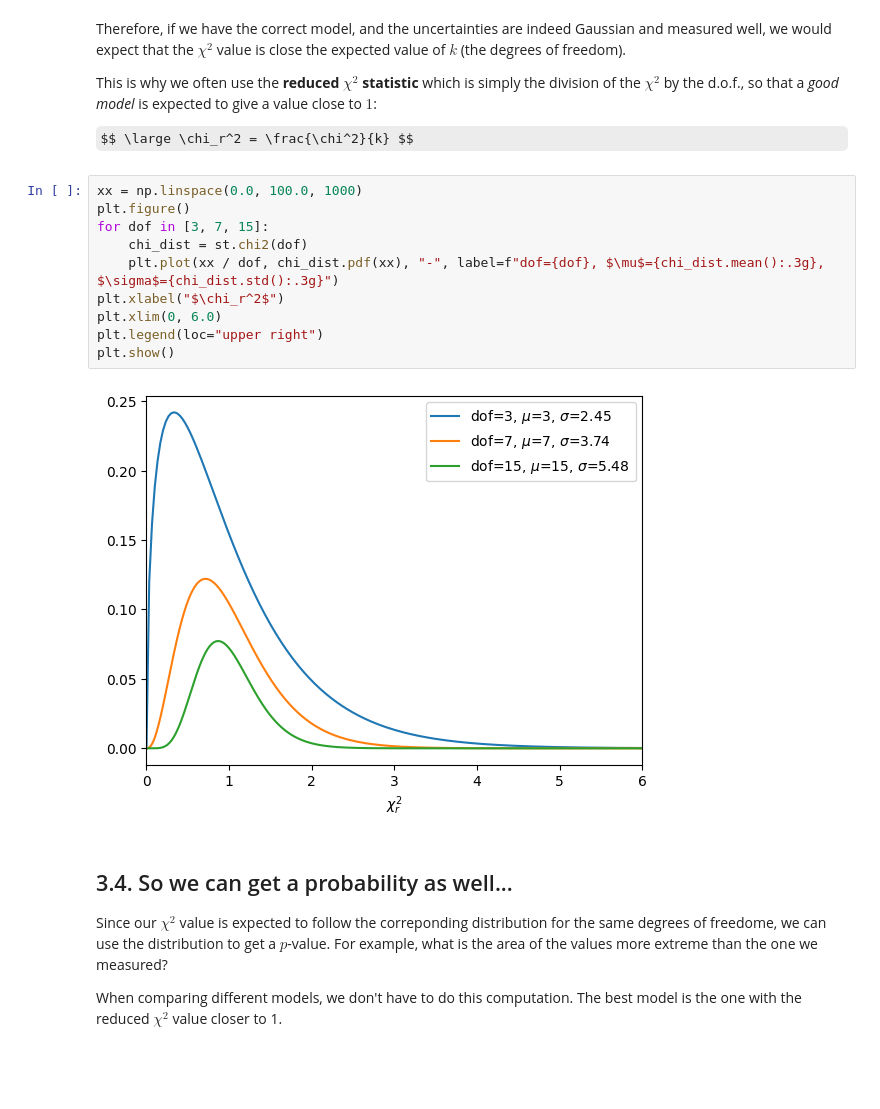
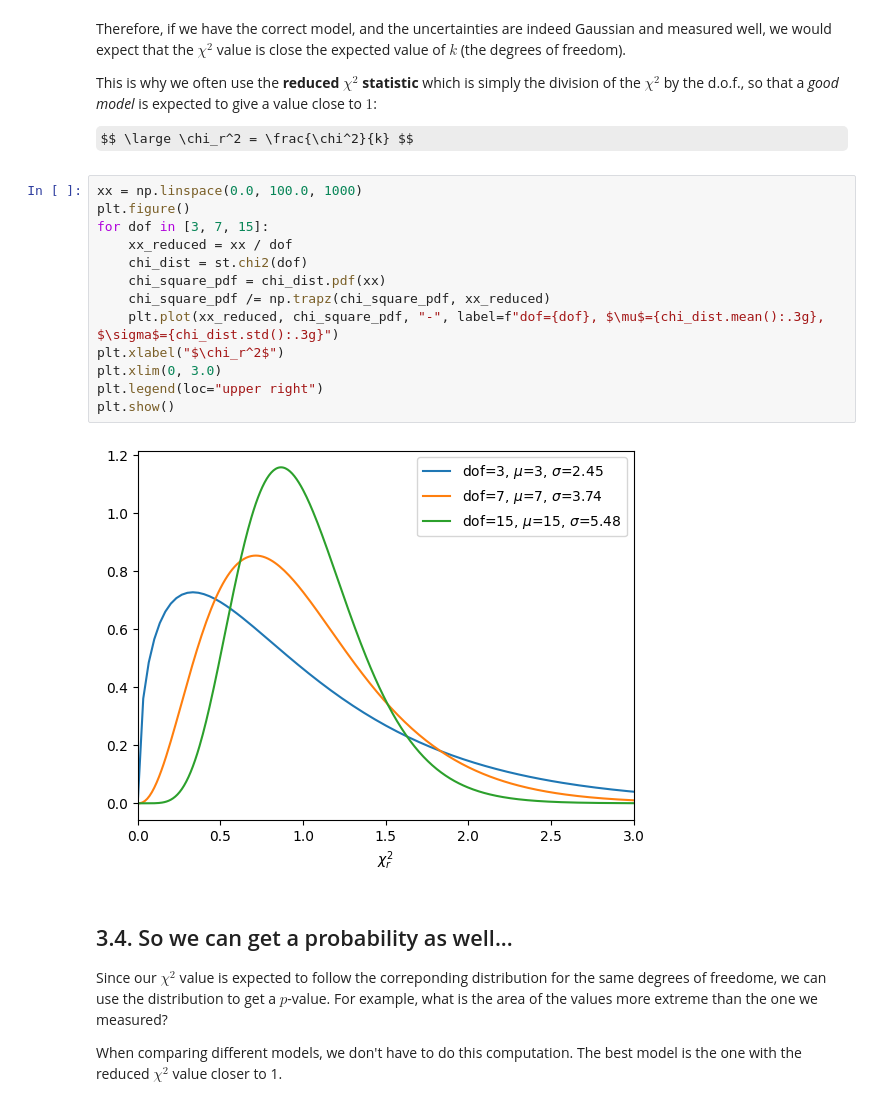
Before and after one commit to astrostatistics-in-crete/2023_summer_school, a Jupyter notebook: 04_Bayesian/Bayesian_Models.ipynb, the cells around one changed output. Cells and saved outputs as stored; diff of their text form; some formulas as TeX source; blank space fills up the shorter version.

```diff
--- a/04_Bayesian/Bayesian_Models.ipynb
+++ b/04_Bayesian/Bayesian_Models.ipynb
@@ -531,15 +512,18 @@ $$ \large \chi_r^2 = \frac{\chi^2}{k} $$
 # %%
 xx = np.linspace(0.0, 100.0, 1000)
 plt.figure()
 for dof in [3, 7, 15]:
+    xx_reduced = xx / dof
     chi_dist = st.chi2(dof)
-    plt.plot(xx / dof, chi_dist.pdf(xx), "-", label=f"dof={dof}, $\mu$={chi_dist.mean():.3g}, $\sigma$={chi_dist.std():.3g}")
+    chi_square_pdf = chi_dist.pdf(xx)
+    chi_square_pdf /= np.trapz(chi_square_pdf, xx_reduced)
+    plt.plot(xx_reduced, chi_square_pdf, "-", label=f"dof={dof}, $\mu$={chi_dist.mean():.3g}, $\sigma$={chi_dist.std():.3g}")
 plt.xlabel("$\chi_r^2$")
-plt.xlim(0, 6.0)
+plt.xlim(0, 3.0)
 plt.legend(loc="upper right")
 plt.show()
 # %% [output]
-[figure, old version]
+[figure, new version]
 # %% [markdown]
 ## 3.4. So we can get a probability as well...
 
```
Also changed, not shown: parts of 14 cells of this notebook.
